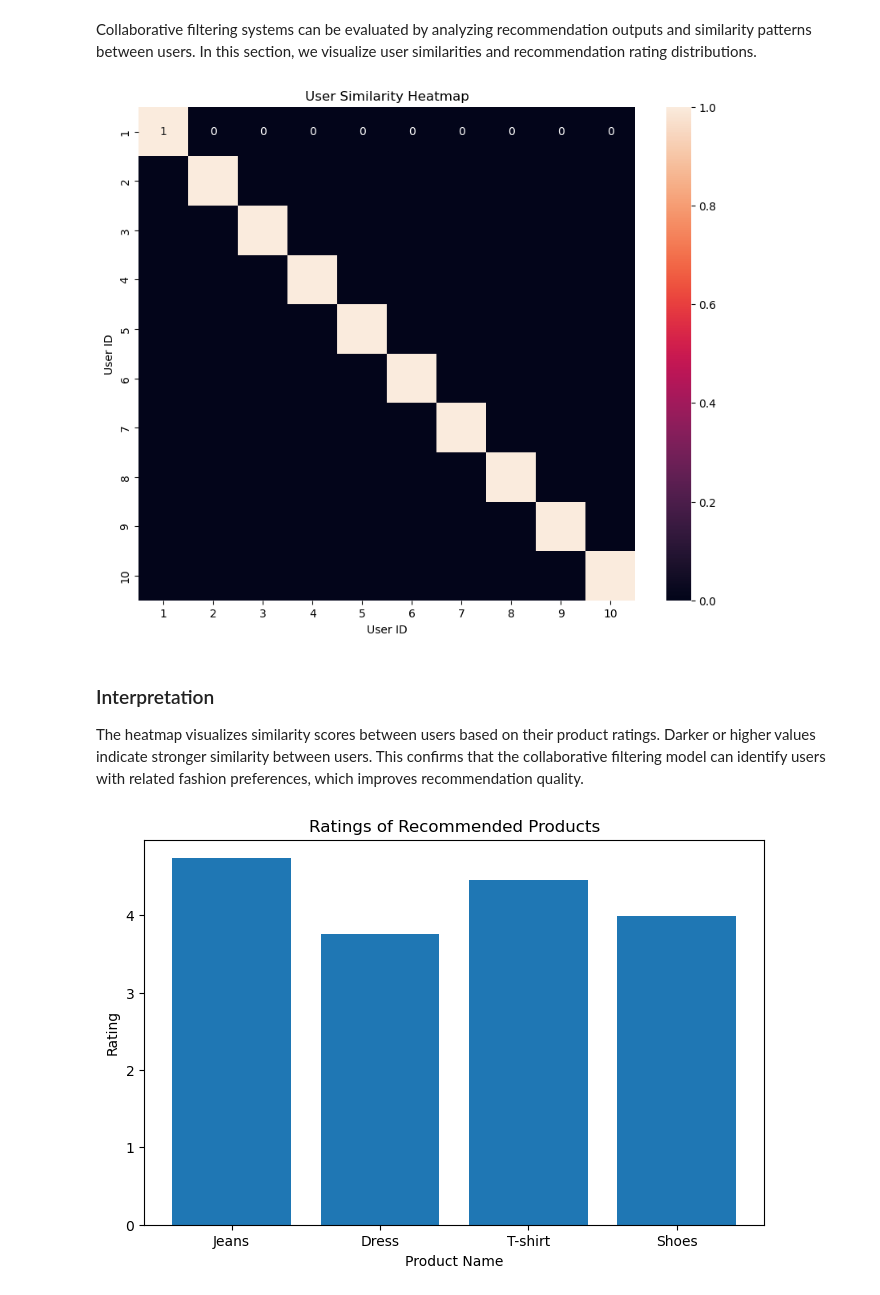
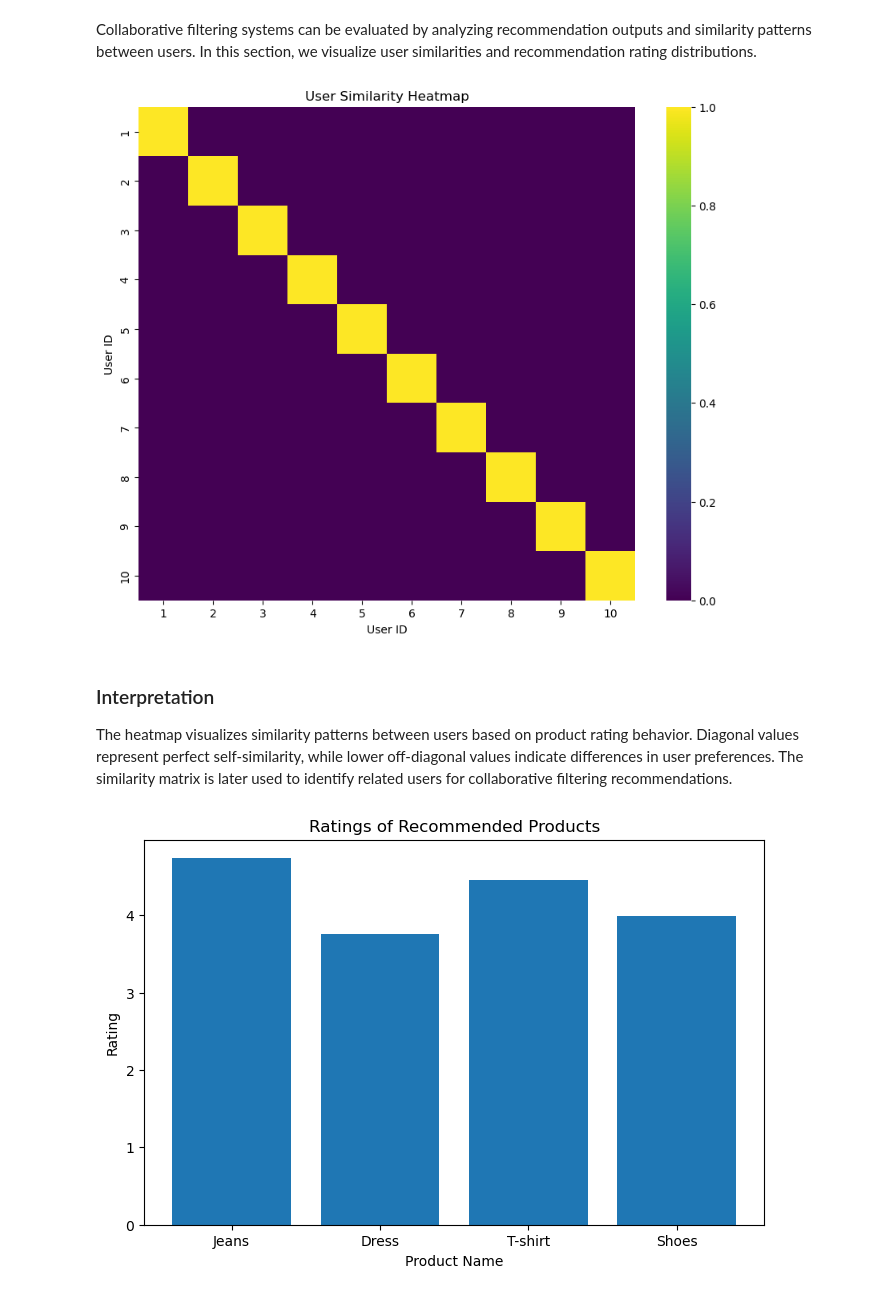
Before and after one commit to soniacherop-source/fashion-recommendation-system, a Jupyter notebook: notebooks/02_data_preprocessing_and_modeling.ipynb, the cells around one changed output. Cells and saved outputs as stored; diff of their text form; code cells hidden in the pictures.

Commit message:
Finalized fashion recommendation system project

```diff
--- a/notebooks/02_data_preprocessing_and_modeling.ipynb
+++ b/notebooks/02_data_preprocessing_and_modeling.ipynb
@@ -23,7 +25,7 @@ import seaborn as sns
 from sklearn.preprocessing import LabelEncoder
 from sklearn.metrics.pairwise import cosine_similarity
 # %%
-df = pd.read_csv('data/fashion_products.csv')
+df = pd.read_csv('../data/fashion_products.csv')
 # %% [markdown]
 ## Encoding Categorical Features
 
@@ -101,0 +108,16 @@ Missing ratings were replaced with zeros to indicate the absence of interaction
+# %%
+from sklearn.pipeline import Pipeline
+from sklearn.impute import SimpleImputer
+
+pipeline = Pipeline([
+    ('imputer', SimpleImputer(strategy='constant', fill_value=0)),
+])
+
+processed_matrix = pipeline.fit_transform(user_item_matrix)
+processed_matrix = pd.DataFrame(
+    processed_matrix,
+    index=user_item_matrix.index,
+    columns=user_item_matrix.columns
+)
+
+processed_matrix.shape
@@ -104,7 +131,7 @@ Missing ratings were replaced with zeros to indicate the absence of interaction
 
 Cosine similarity is used to measure similarity between users based on their product ratings. Users with similar rating patterns are likely to have similar fashion preferences.
 # %%
-user_similarity = cosine_similarity(user_item_matrix_filled)
+user_similarity = cosine_similarity(processed_matrix)
 
 user_similarity.shape
 # %% [output]
@@ -199,20 +226,22 @@ The recommendation system successfully returns detailed fashion products for a s
 ## Evaluating Recommendation Results
 # %% [markdown]
 Collaborative filtering systems can be evaluated by analyzing recommendation outputs and similarity patterns between users. In this section, we visualize user similarities and recommendation rating distributions.
-# %%
-plt.figure(figsize=(10,8))
-
-sns.heatmap(user_similarity_df.iloc[:10, :10], annot=True)
-
-plt.title('User Similarity Heatmap')
-
-plt.show()
-# %% [output]
-[figure, removed]
+# %%
+plt.figure(figsize=(10,8))
+
+sns.heatmap(
+    user_similarity_df.iloc[:10, :10],
+    cmap='viridis'
+)
+
+plt.title('User Similarity Heatmap')
+
+plt.show()
+# %% [output]
+[figure, added]
 # %% [markdown]
 ### Interpretation
-
-The heatmap visualizes similarity scores between users based on their product ratings. Darker or higher values indicate stronger similarity between users. This confirms that the collaborative filtering model can identify users with related fashion preferences, which improves recommendation quality.
+The heatmap visualizes similarity patterns between users based on product rating behavior. Diagonal values represent perfect self-similarity, while lower off-diagonal values indicate differences in user preferences. The similarity matrix is later used to identify related users for collaborative filtering recommendations.
 # %%
 recommended_products = get_recommended_product_details(1)
 
```
Also changed, not shown: parts of 15 cells of this notebook, 1 other file.
